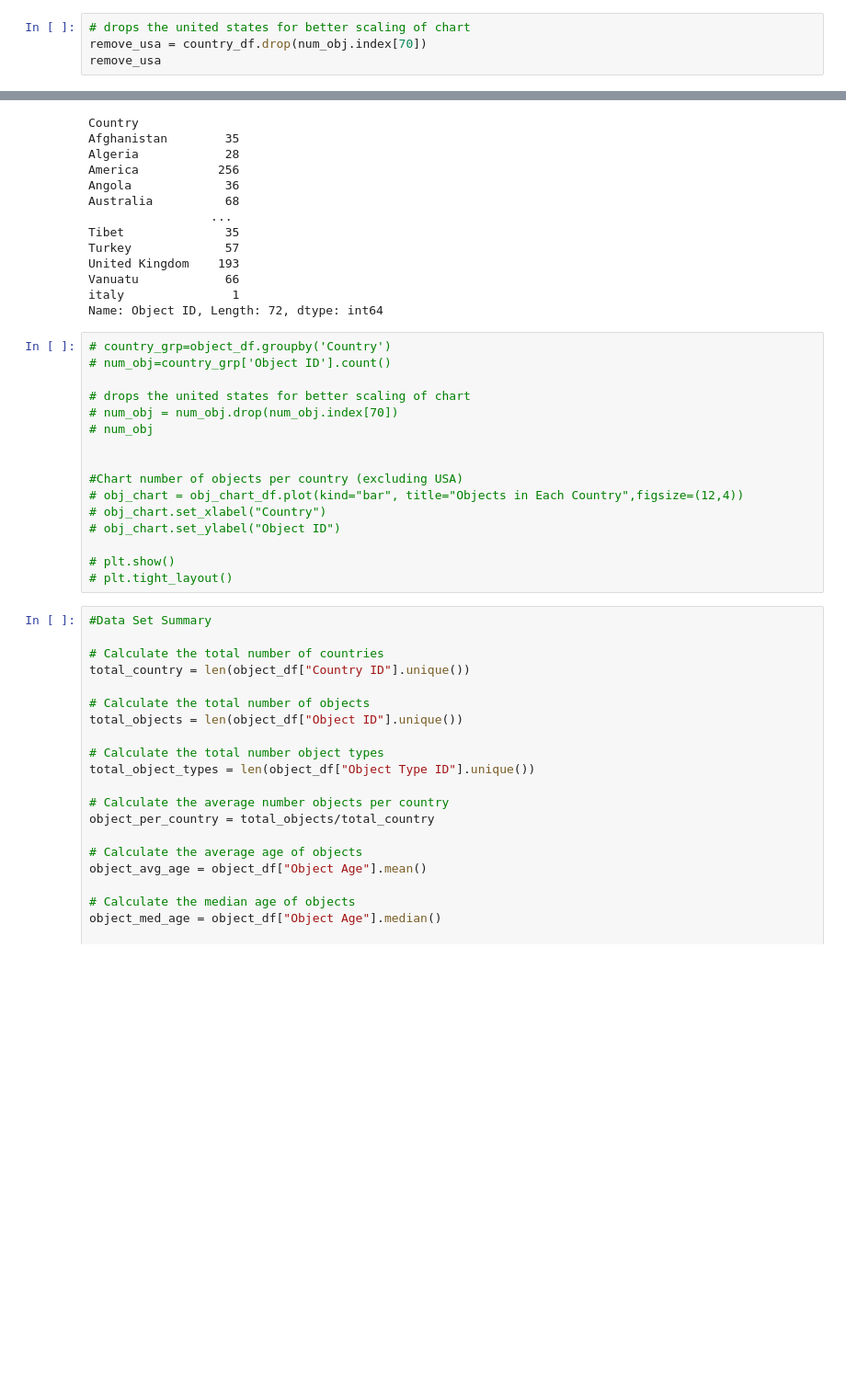
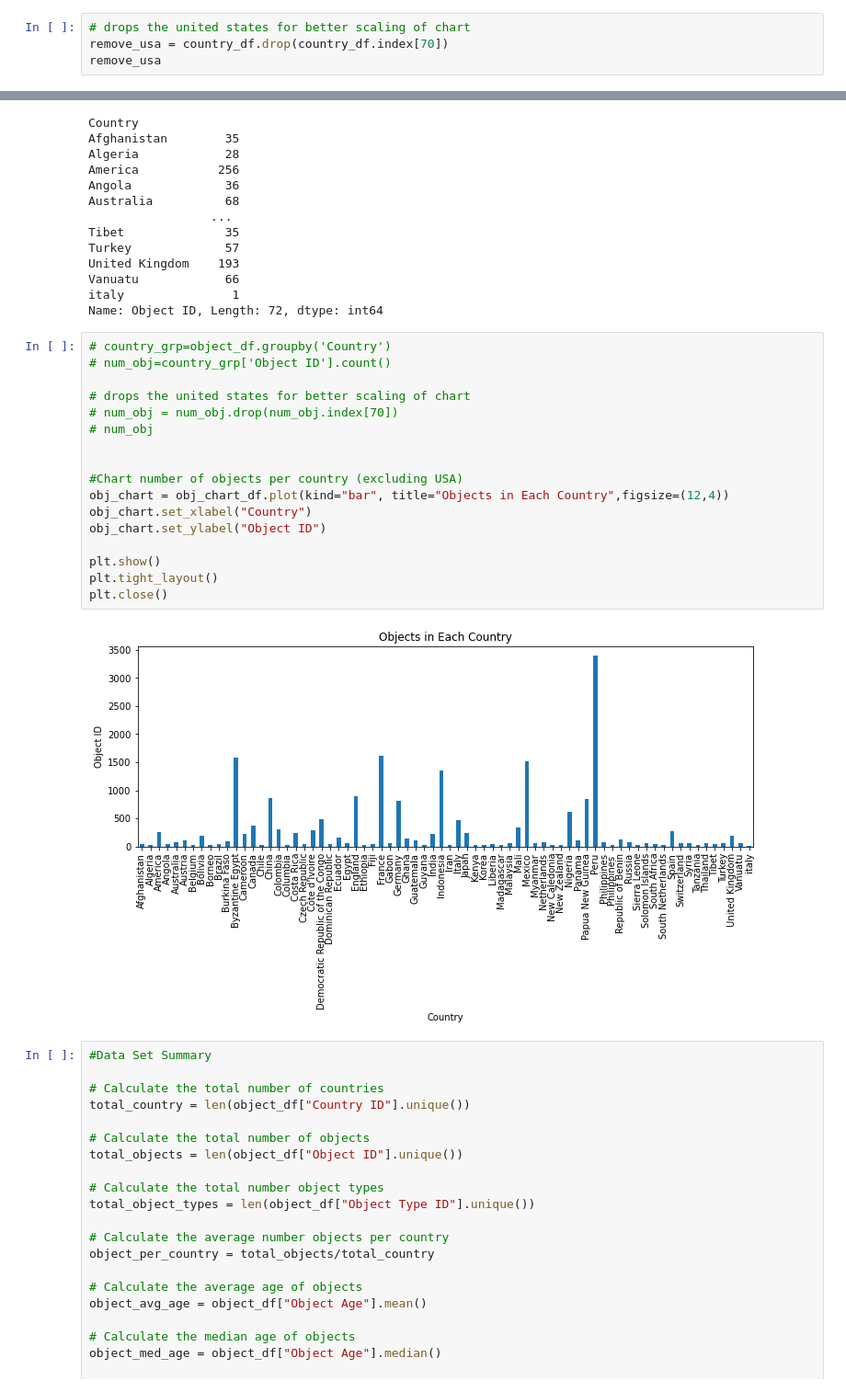
Before and after one commit to bjwlknsn/TheMetTeamProject, a Jupyter notebook: csv_review_data3.ipynb, the cells around one changed output, grey strips where cells are left out. Shown at 92% size. Drawn from its saved outputs; the diff is of its cells as text; blank space fills up the shorter version.

Commit message:
Hashed out %matplotlib notebook, added plt.close() after each plot, removed comments related to resolved issue of new plots being plotted over the first chart.

```diff
--- a/csv_review_data3.ipynb
+++ b/csv_review_data3.ipynb
@@ -64,7 +64,7 @@ country_df
 73 rows × 31 columns
 # %%
 # drops the united states for better scaling of chart
-remove_usa = country_df.drop(num_obj.index[70])
+remove_usa = country_df.drop(country_df.index[70])
 remove_usa
 # %% [output]
 |  | Object Number | Object ID | Department | AccessionYear | Years Object at Met | Object Name | Title | ... |
@@ -101,19 +101,22 @@ Name: Object ID, Length: 72, dtype: int64
 # %%
 # country_grp=object_df.groupby('Country')
 # num_obj=country_grp['Object ID'].count()
 
 # drops the united states for better scaling of chart
 # num_obj = num_obj.drop(num_obj.index[70])
 # num_obj
 
 
 #Chart number of objects per country (excluding USA)
-# obj_chart = obj_chart_df.plot(kind="bar", title="Objects in Each Country",figsize=(12,4))
-# obj_chart.set_xlabel("Country")
-# obj_chart.set_ylabel("Object ID")
+obj_chart = obj_chart_df.plot(kind="bar", title="Objects in Each Country",figsize=(12,4))
+obj_chart.set_xlabel("Country")
+obj_chart.set_ylabel("Object ID")
 
-# plt.show()
-# plt.tight_layout()
+plt.show()
+plt.tight_layout()
+plt.close()
+# %% [output]
+[figure, added]
 # %%
 #Data Set Summary
 
```
Also changed, not shown: parts of 4 cells of this notebook.
